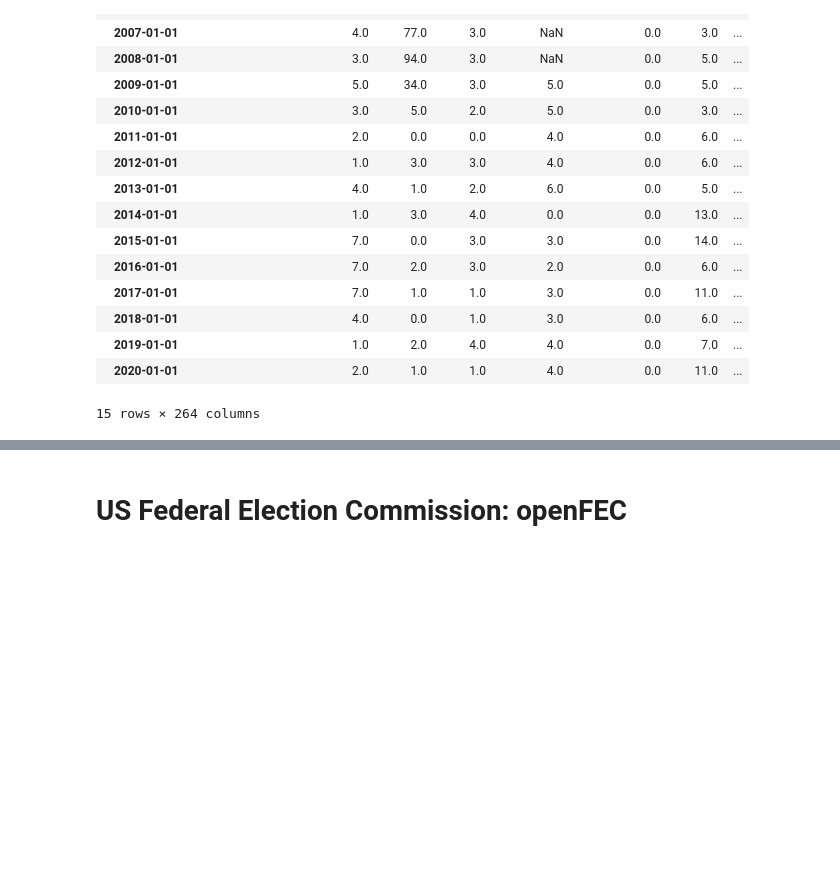
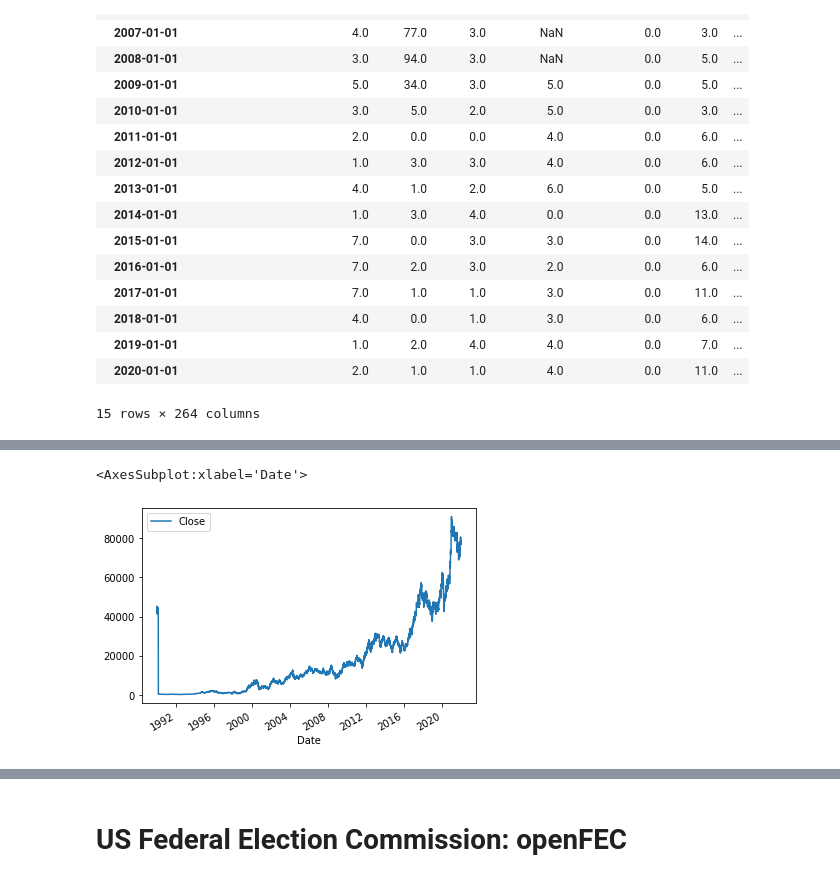
Before and after one commit to xvanov/kagglai, a Jupyter notebook: data_sources.ipynb, the cells around one changed output, grey strips where cells are left out. Cells and saved outputs as stored; diff of their text form; code cells hidden in the pictures; blank space fills up the shorter version.

```diff
--- a/data_sources.ipynb
+++ b/data_sources.ipynb
@@ -228,0 +321,5 @@ df
+# %%
+df[['Close']].astype('float').plot()
+# %% [output]
+<AxesSubplot:xlabel='Date'>
+[figure, added]
```
Also changed, not shown: parts of 12 cells of this notebook.
